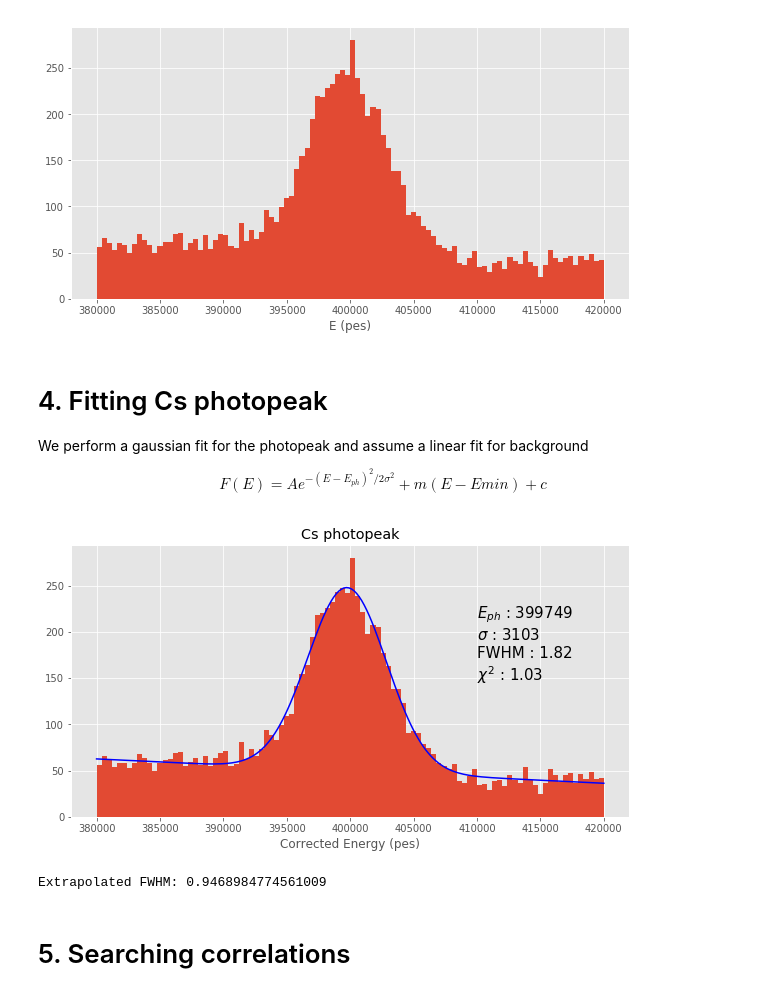
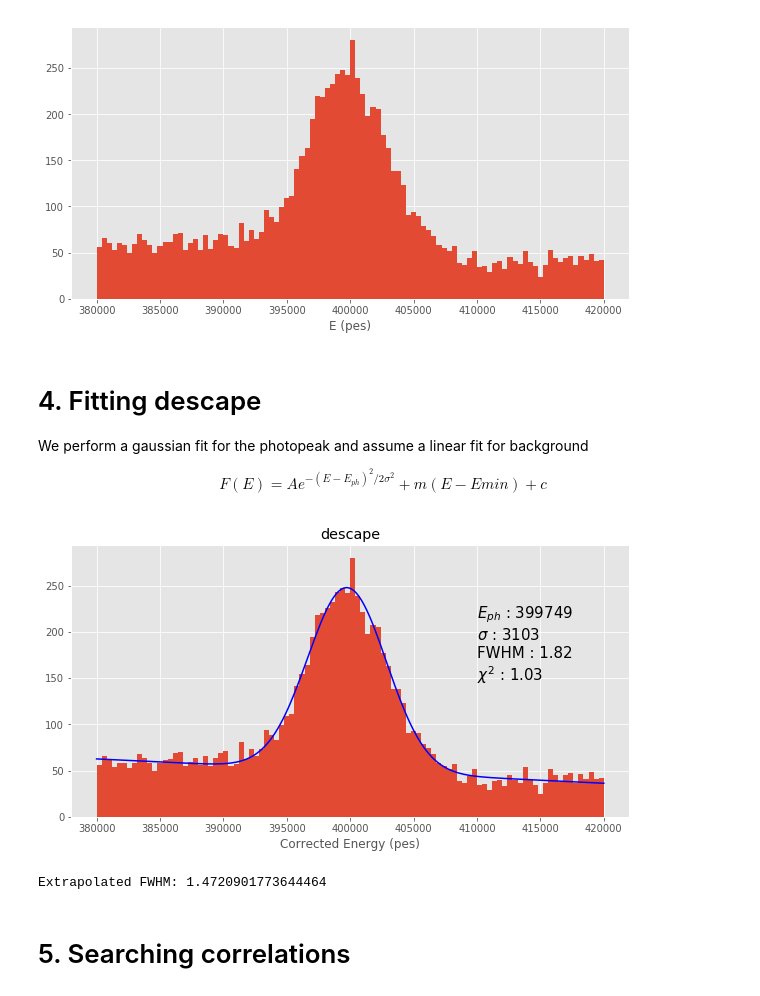
Before and after one commit to jahernando/CsThNB, a Jupyter notebook: temp/descape_corrected_pmaps_analysis.ipynb, the cells around one changed output. Saved outputs shown, nothing was run; the diff lists cells and outputs as text; code cells hidden in the pictures.

```diff
--- a/temp/descape_corrected_pmaps_analysis.ipynb
+++ b/temp/descape_corrected_pmaps_analysis.ipynb
@@ -51,7 +51,7 @@ plt.xlabel('E (pes)', fontsize=12);
 # %% [output]
 [figure]
 # %% [markdown]
-# 4. Fitting Cs photopeak
+# 4. Fitting descape
 
 We perform a gaussian fit for the photopeak and assume a linear fit for background
 
@@ -72,25 +72,25 @@ Eph, sig, A, m, c = popt[0], popt[1], popt[2], popt[3], popt[4]
 # %%
 fig = plt.figure()
 ax = fig.add_subplot(111)
 
 ax.hist(descape_df['e'], bins=nbins);
 E = np.linspace(Emin, Emax, 2*nbins);
 ax.plot(E, F(E, *popt), color = 'b');
 
 t = (r"$E_{{ph}}$ : {}"       .format(int(Eph)) +
      "\n" + "$\sigma$ : {}" . format(int(sig))  +
      "\n" + r"FWHM : {}"    .format(round(sig / Eph * 235, 2)) +
      "\n" + r"$\chi^2$ : {}".format(round(chisq(F, popt, xdata, ydata),2)))
 
 ax.text(410e3, 150, s = t, fontsize = 15);
 ax.set_xlabel('Corrected Energy (pes)');
-ax.set_title('Cs photopeak');
+ax.set_title('descape');
 # %% [output]
-[figure, old version]
+[figure, new version]
 # %%
-print('Extrapolated FWHM:',sig/Eph * 235 * (662/2458)**.5)
+print('Extrapolated FWHM:',sig/Eph * 235 * (1600/2458)**.5)
 # %% [output]
-Extrapolated FWHM: 0.9468984774561009
+Extrapolated FWHM: 1.4720901773644464
 # %% [markdown]
 # 5. Searching correlations
 # %% [markdown]
```
Also changed, not shown: parts of 1 cell of this notebook, 1 other file.
